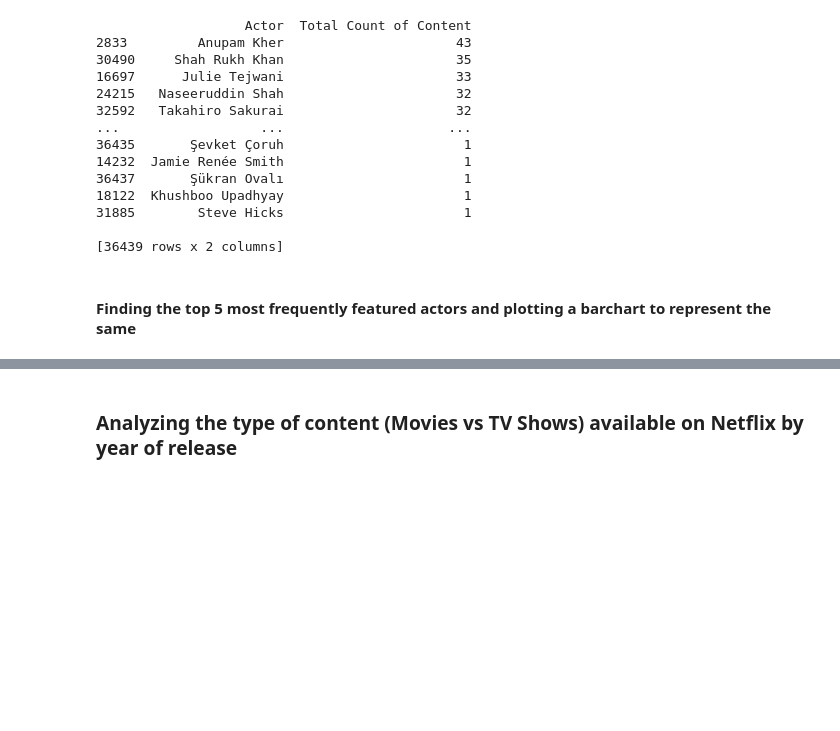
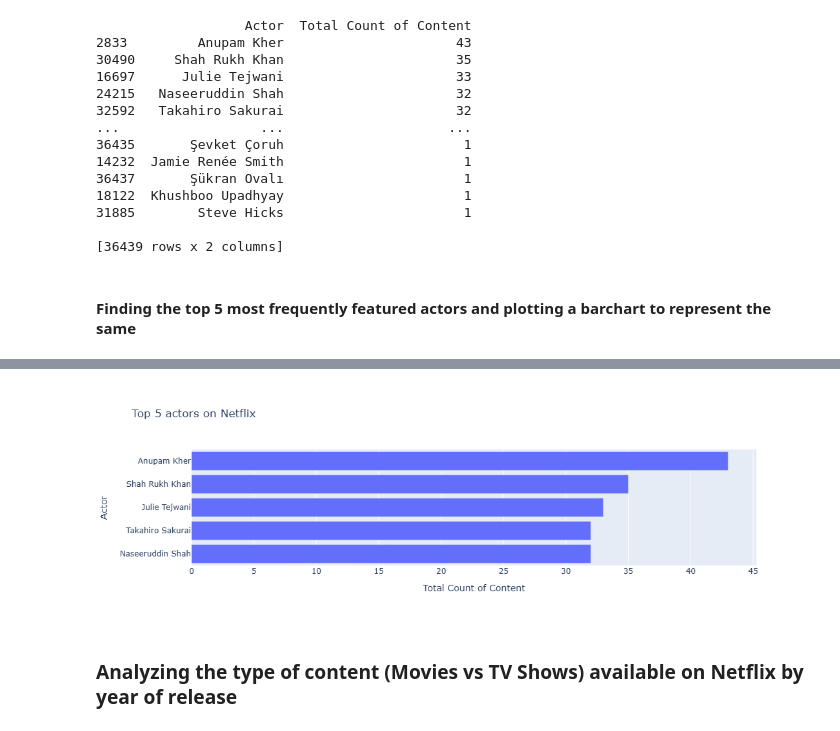
Before and after one commit to itsnehakv/Netflix-Catalogue-Data-Analysis, a Jupyter notebook: Netflix Data Analysis.ipynb, the cells around one changed output, grey strips where cells are left out. Cells and saved outputs as stored; diff of their text form; code cells hidden in the pictures; blank space fills up the shorter version.

```diff
--- a/Netflix Data Analysis.ipynb
+++ b/Netflix Data Analysis.ipynb
@@ -303,6 +309,6 @@ print(actors)
 top5_actors=actors.head()
 top5_actors=top5_actors.sort_values(by=['Total Count of Content'])  #for plotting chart
 # %%
-topactors=px.bar(top5_actors, x="Total Count of Content", y="Actor",title="Top 5 actors on Netflix")
-topactors.show()
+topactors_Chart=px.bar(top5_actors, x="Total Count of Content", y="Actor",title="Top 5 actors on Netflix")
+topactors_Chart.show()
 # %% [output]
@@ -309,0 +315 @@ topactors.show()
+[figure, added]
```
Also changed, not shown: parts of 12 cells of this notebook.
